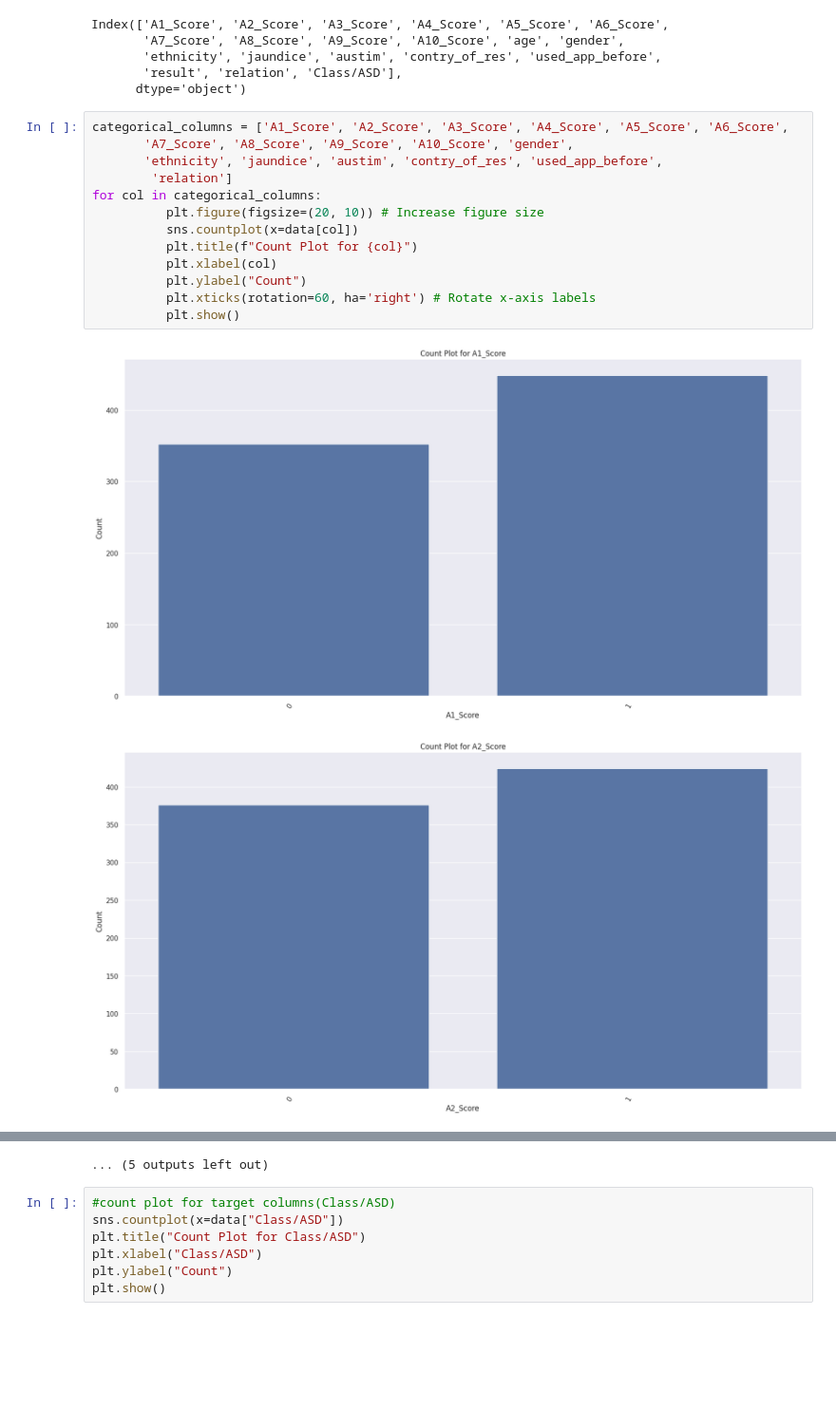
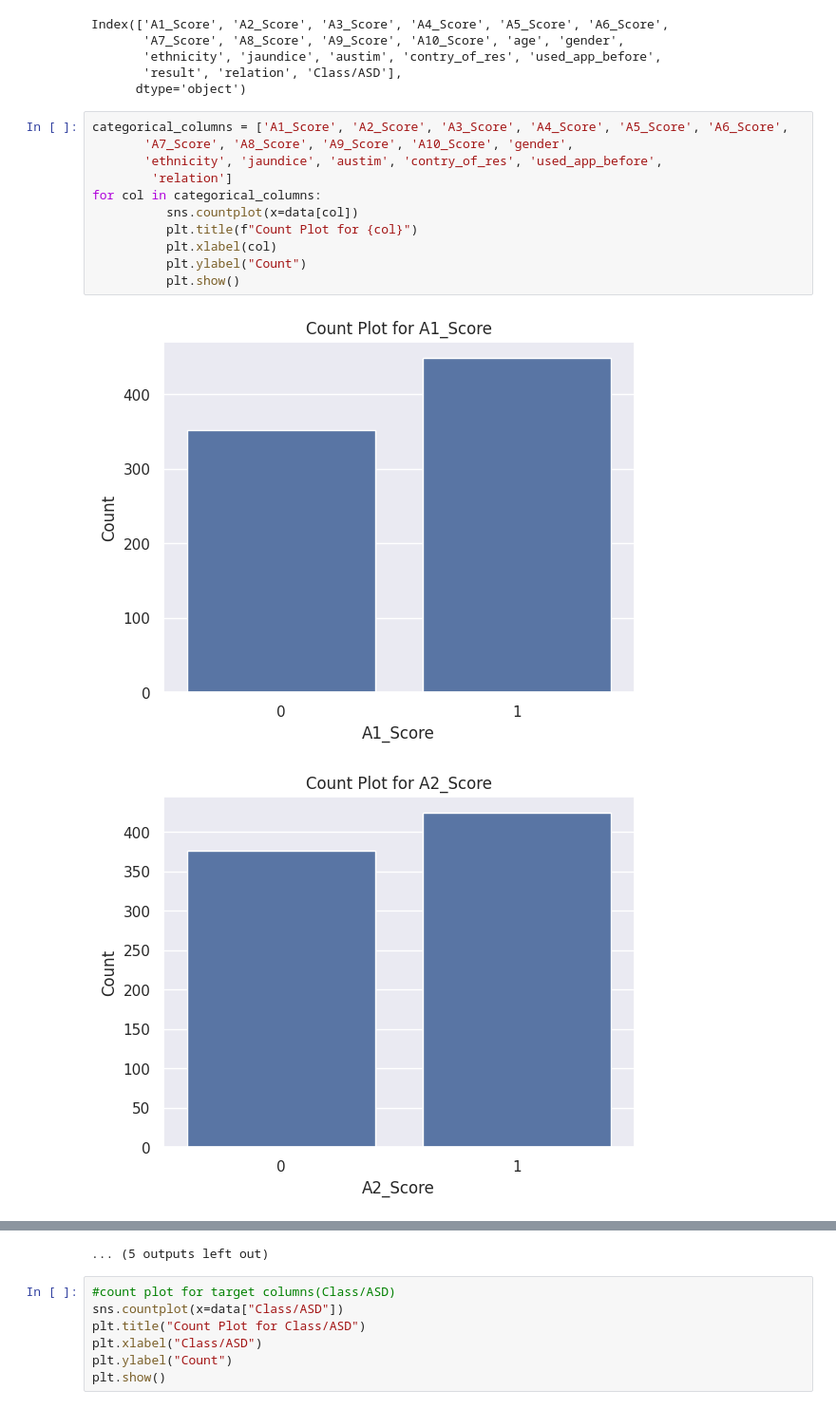
Before and after one commit to Musarrat1/Autism, a Jupyter notebook: autism.ipynb, the cells around one changed output, grey strips where cells are left out. Shown at 95% size. Drawn from its saved outputs; the diff is of its cells as text; blank space fills up the shorter version.

```diff
--- a/autism.ipynb
+++ b/autism.ipynb
@@ -369,16 +369,14 @@ Index(['A1_Score', 'A2_Score', 'A3_Score', 'A4_Score', 'A5_Score', 'A6_Score',
 # %%
 categorical_columns = ['A1_Score', 'A2_Score', 'A3_Score', 'A4_Score', 'A5_Score', 'A6_Score',
        'A7_Score', 'A8_Score', 'A9_Score', 'A10_Score', 'gender',
        'ethnicity', 'jaundice', 'austim', 'contry_of_res', 'used_app_before',
         'relation']
 for col in categorical_columns:
-          plt.figure(figsize=(20, 10)) # Increase figure size
           sns.countplot(x=data[col])
           plt.title(f"Count Plot for {col}")
           plt.xlabel(col)
           plt.ylabel("Count")
-          plt.xticks(rotation=60, ha='right') # Rotate x-axis labels
           plt.show()
 # %% [output]
-[figure, old version]
+[figure, new version]
-[figure, old version]
+[figure, new version]
```
Also changed, not shown: parts of 14 cells of this notebook.
